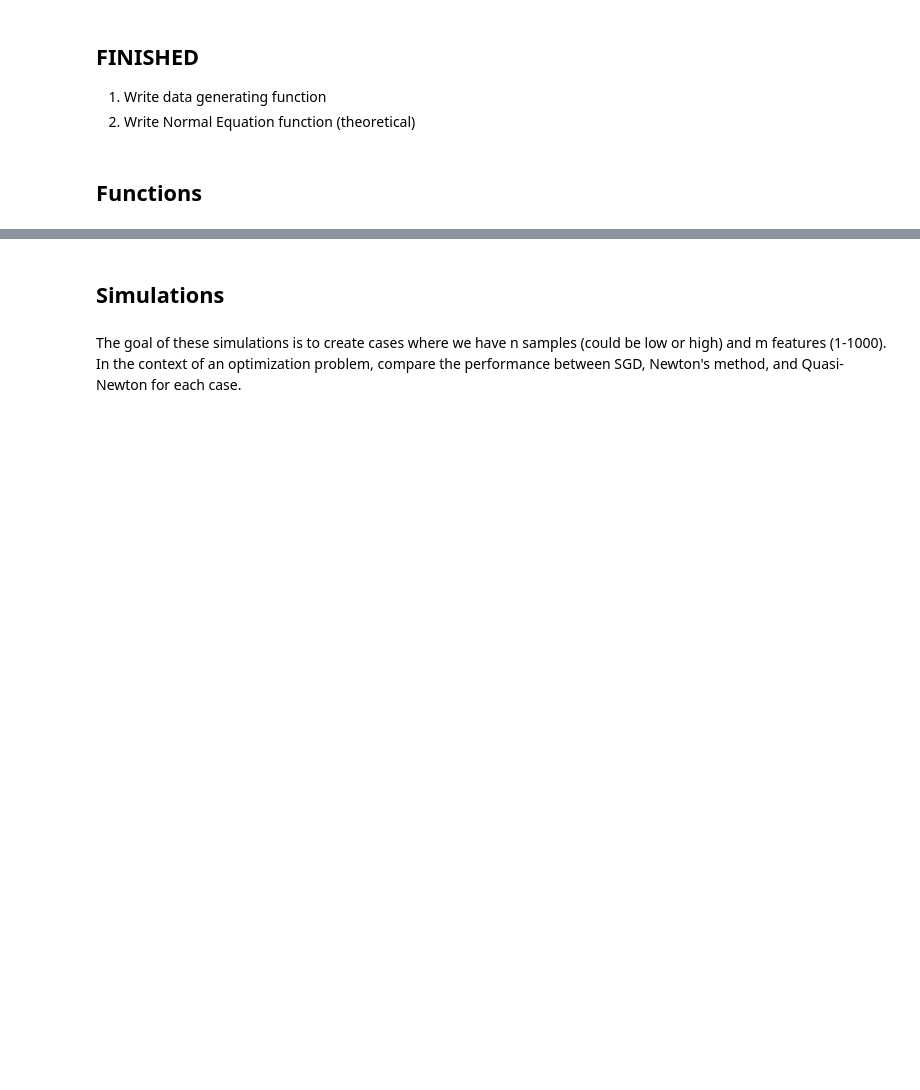
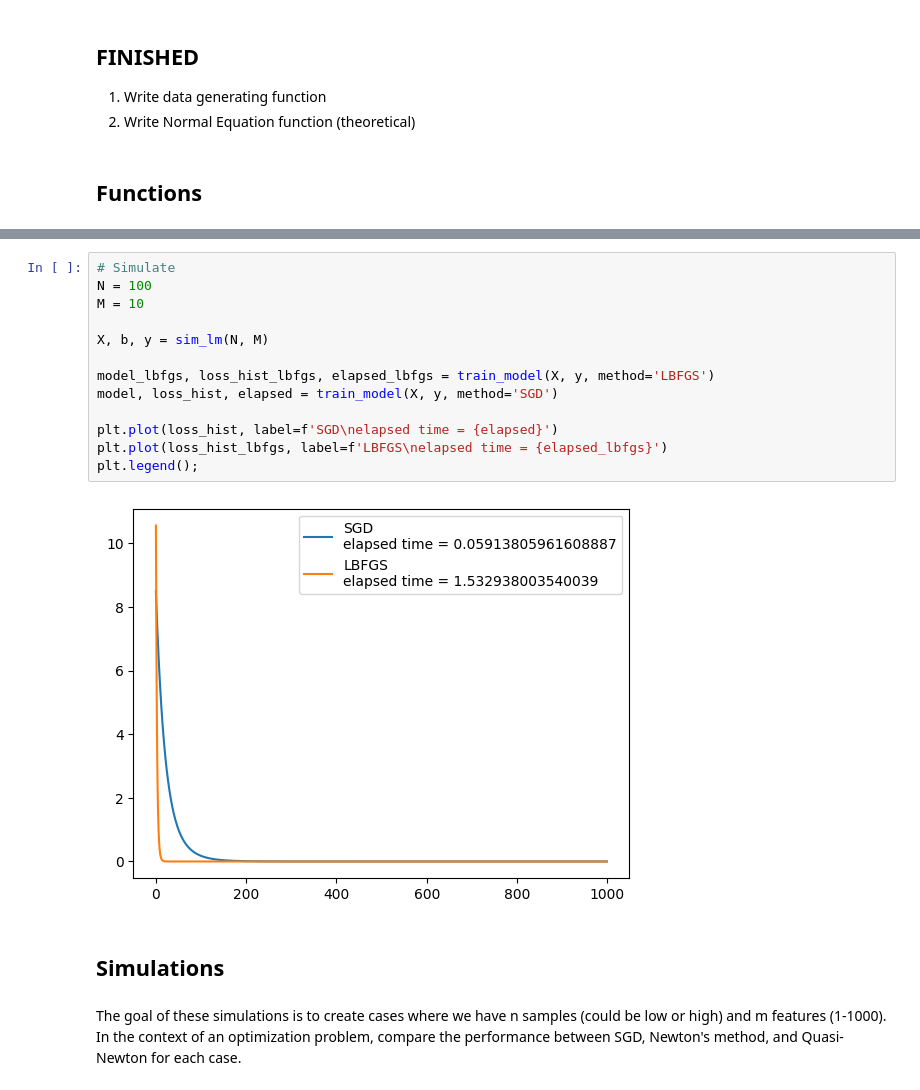
Before and after one commit to ryanhammonds/dsc210, a Jupyter notebook: project/Optimization Work.ipynb, the cells around one changed output, grey strips where cells are left out. Saved outputs shown, nothing was run; the diff lists cells and outputs as text; blank space fills up the shorter version.

Commit message:
add quasi newton (lbfgs)

```diff
--- a/project/Optimization Work.ipynb
+++ b/project/Optimization Work.ipynb
@@ -237,3 +213,18 @@ plt.legend();
+# %%
+# Simulate
+N = 100
+M = 10
+
+X, b, y = sim_lm(N, M)
+
+model_lbfgs, loss_hist_lbfgs, elapsed_lbfgs = train_model(X, y, method='LBFGS')
+model, loss_hist, elapsed = train_model(X, y, method='SGD')
+
+plt.plot(loss_hist, label=f'SGD\nelapsed time = {elapsed}')
+plt.plot(loss_hist_lbfgs, label=f'LBFGS\nelapsed time = {elapsed_lbfgs}')
+plt.legend();
+# %% [output]
+[figure, added]
 # %% [markdown]
 ## Simulations
 # %% [markdown]
```
Also changed, not shown: parts of 8 cells of this notebook.
